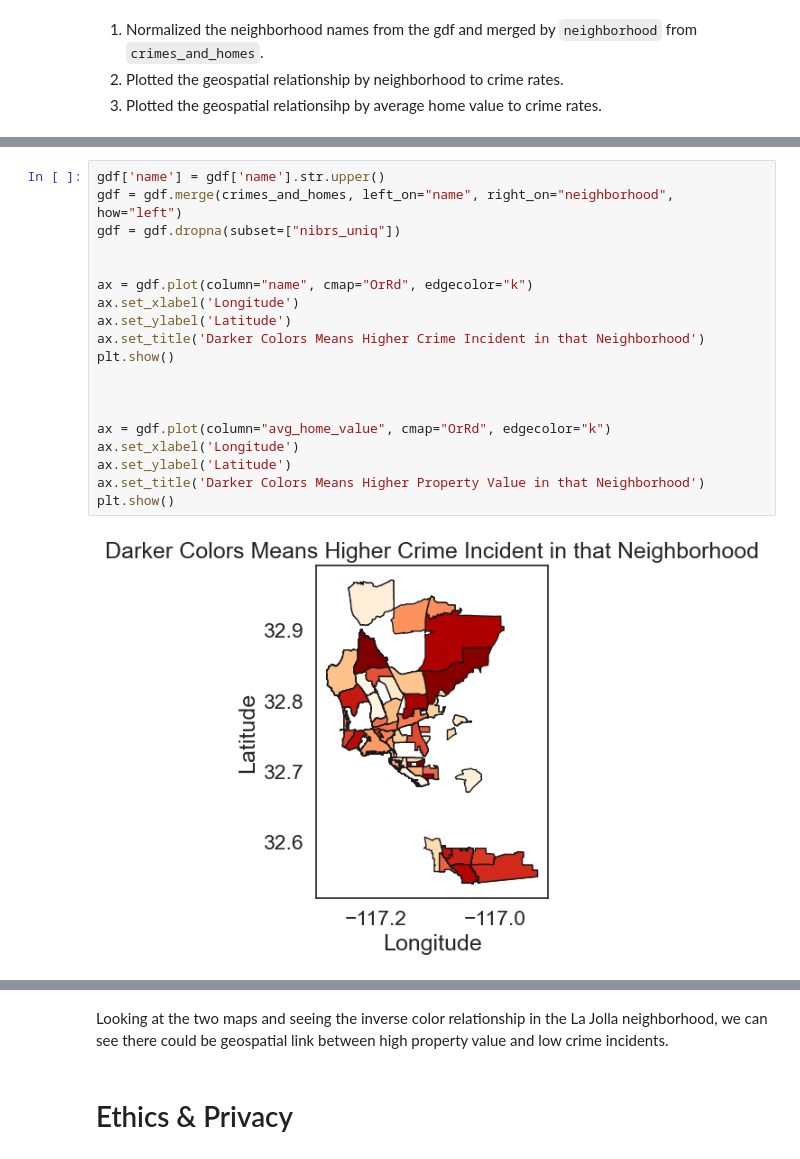
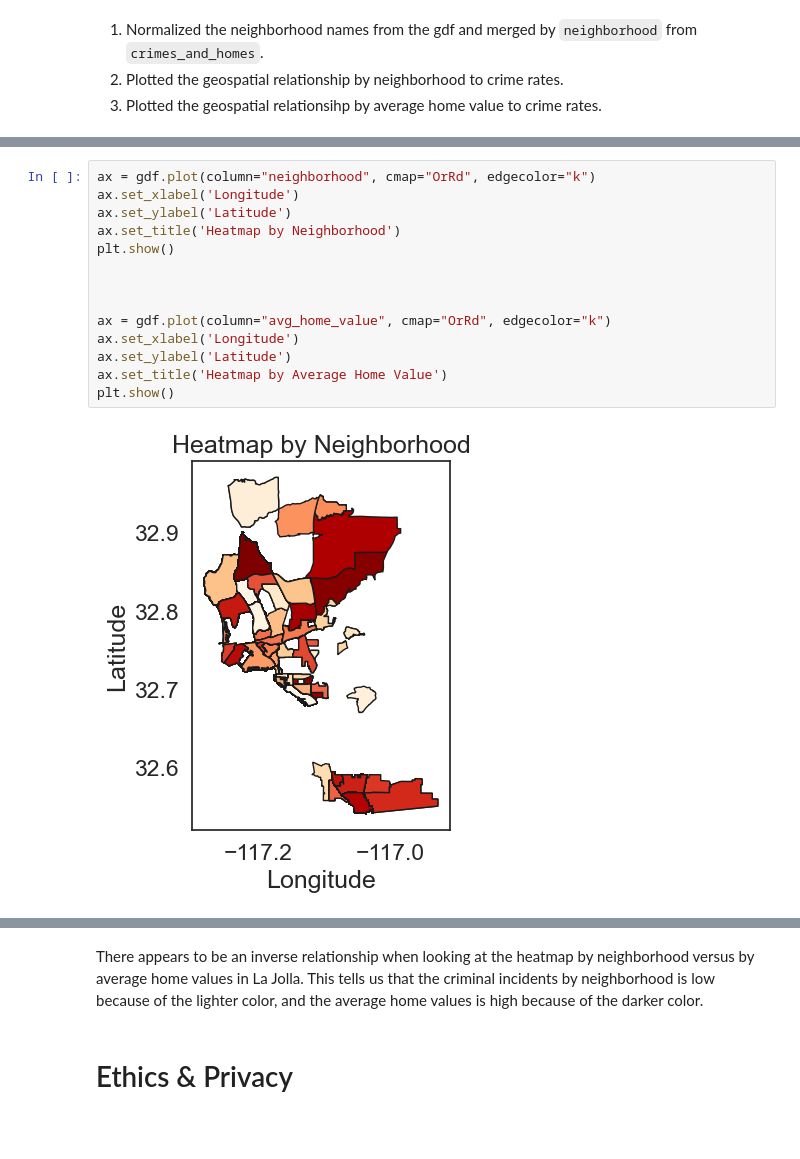
Before and after one commit to eemilycchen/blue-line-trolley, a Jupyter notebook: FinalProject.ipynb, the cells around one changed output, grey strips where cells are left out. Saved outputs shown, nothing was run; the diff lists cells and outputs as text; blank space fills up the shorter version.

Commit message:
reinterpret geospatial analysis

```diff
--- a/FinalProject.ipynb
+++ b/FinalProject.ipynb
@@ -731,21 +745,16 @@ plt.show()
 # %%
-gdf['name'] = gdf['name'].str.upper()
-gdf = gdf.merge(crimes_and_homes, left_on="name", right_on="neighborhood", how="left")
-gdf = gdf.dropna(subset=["nibrs_uniq"])
-
-
-ax = gdf.plot(column="name", cmap="OrRd", edgecolor="k")
+ax = gdf.plot(column="neighborhood", cmap="OrRd", edgecolor="k")
 ax.set_xlabel('Longitude')
 ax.set_ylabel('Latitude')
-ax.set_title('Darker Colors Means Higher Crime Incident in that Neighborhood')
+ax.set_title('Heatmap by Neighborhood')
 plt.show()
 
 
 
 ax = gdf.plot(column="avg_home_value", cmap="OrRd", edgecolor="k")
 ax.set_xlabel('Longitude')
 ax.set_ylabel('Latitude')
-ax.set_title('Darker Colors Means Higher Property Value in that Neighborhood')
+ax.set_title('Heatmap by Average Home Value')
 plt.show()
 # %% [output]
-[figure, old version]
+[figure, new version]
@@ -753,5 +762,5 @@ plt.show()
-# %% [markdown]
-Looking at the two maps and seeing the inverse color relationship in the La Jolla neighborhood, we can see there could be geospatial link between high property value and low crime incidents.
+# %% [markdown]
+There appears to be an inverse relationship when looking at the heatmap by neighborhood versus by average home values in La Jolla. This tells us that the criminal incidents by neighborhood is low because of the lighter color, and the average home values is high because of the darker color.
 # %% [markdown]
 # Ethics & Privacy
 # %% [markdown]
```
Also changed, not shown: parts of 3 cells of this notebook.
